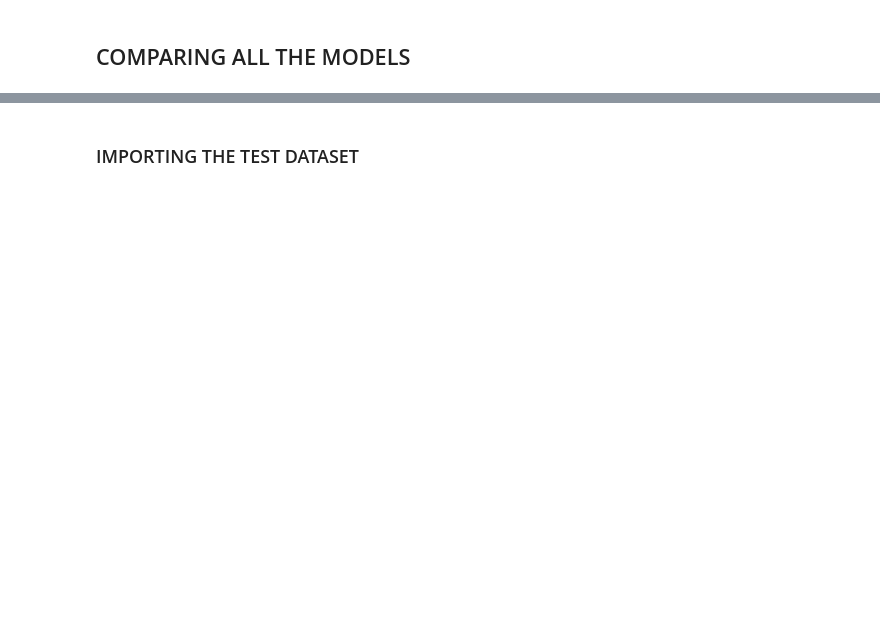
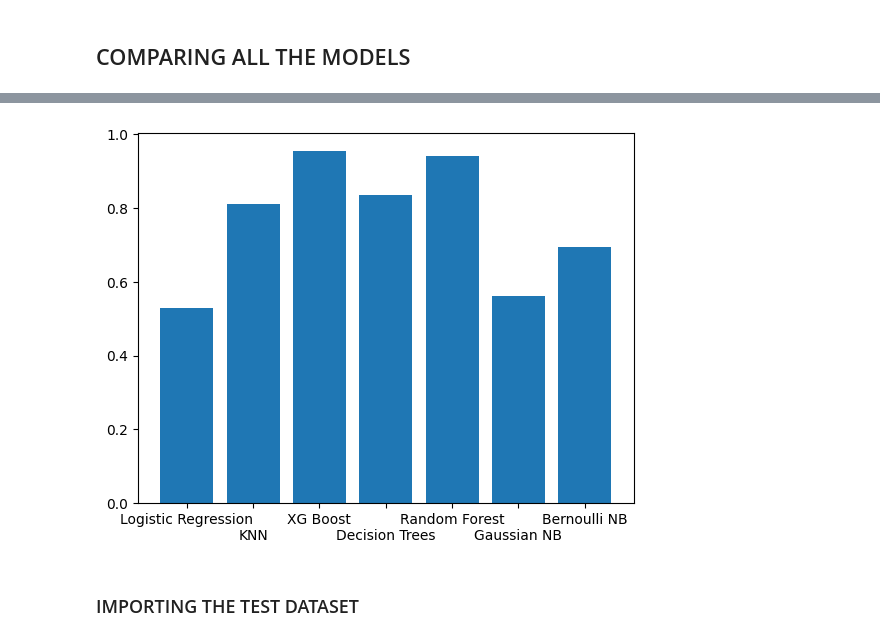
Before and after one commit to sbrc1996/IIITB-ML-HomeLoan-Prediction, a Jupyter notebook: ML Project Train Data.ipynb, the cells around one changed output, grey strips where cells are left out. Saved outputs shown, nothing was run; the diff lists cells and outputs as text; code cells hidden in the pictures; blank space fills up the shorter version.

```diff
--- a/ML Project Train Data.ipynb
+++ b/ML Project Train Data.ipynb
@@ -607,0 +953,7 @@ print(t)
+# %%
+x_axis = np.array(["Logistic Regression","\nKNN","XG Boost","\nDecision Trees","Random Forest","\nGaussian NB","Bernoulli NB"])
+y_axis = np.array([lauc_score,kauc_score,xauc_score,dauc_score,rauc_score,gnbauc_score,bnbauc_score])
+plt.bar(x_axis,y_axis,align= 'center',width= 0.8)
+plt.show()
+# %% [output]
+[figure, added]
```
Also changed, not shown: parts of 43 cells of this notebook, 1 other file.
